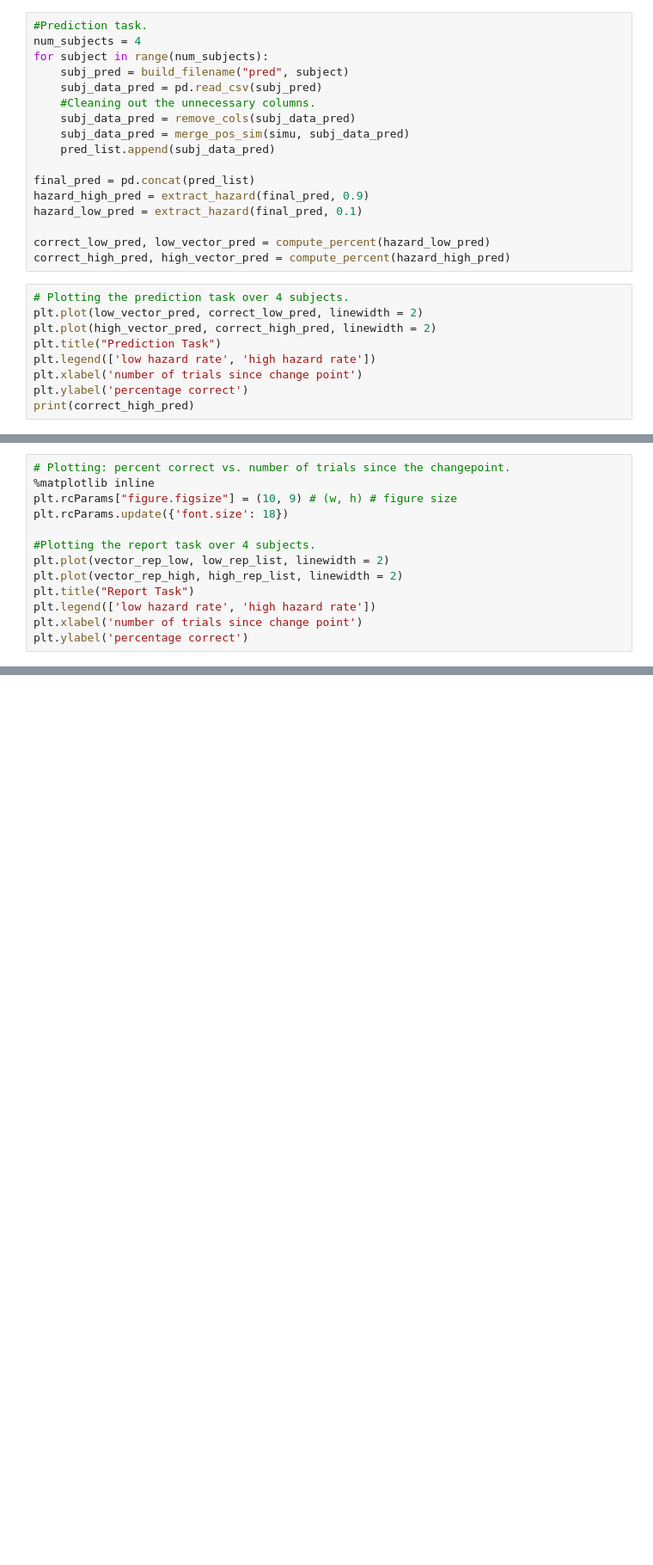
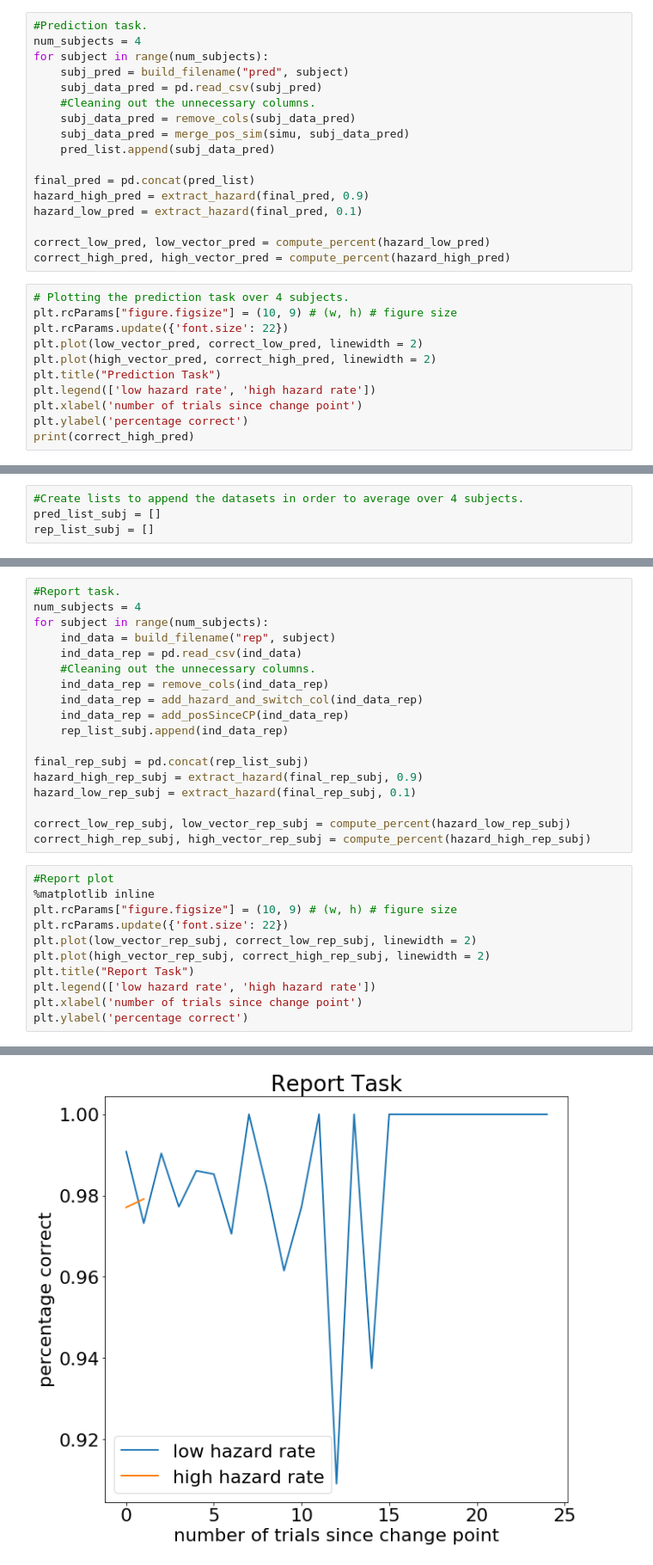
Before and after one commit to TheGoldLab/Analysis_Audio2AFC_ChangePoint, a Jupyter notebook: performance_analysis.ipynb, the cells around one changed output, grey strips where cells are left out. Shown at 86% size. Drawn from its saved outputs; the diff is of its cells as text; blank space fills up the shorter version.

```diff
--- a/performance_analysis.ipynb
+++ b/performance_analysis.ipynb
@@ -187,6 +82,8 @@ correct_low_pred, low_vector_pred = compute_percent(hazard_low_pred)
 correct_high_pred, high_vector_pred = compute_percent(hazard_high_pred)
 # %%
 # Plotting the prediction task over 4 subjects.
+plt.rcParams["figure.figsize"] = (10, 9) # (w, h) # figure size
+plt.rcParams.update({'font.size': 22})
 plt.plot(low_vector_pred, correct_low_pred, linewidth = 2)
 plt.plot(high_vector_pred, correct_high_pred, linewidth = 2)
 plt.title("Prediction Task")
@@ -199,0 +102,4 @@ print(correct_high_pred)
+# %%
+#Create lists to append the datasets in order to average over 4 subjects.
+pred_list_subj = []
+rep_list_subj = []
@@ -200,13 +108,30 @@ print(correct_high_pred)
+# %%
+#Report task.
+num_subjects = 4
+for subject in range(num_subjects):
+    ind_data = build_filename("rep", subject)
+    ind_data_rep = pd.read_csv(ind_data)
+    #Cleaning out the unnecessary columns.
+    ind_data_rep = remove_cols(ind_data_rep)
+    ind_data_rep = add_hazard_and_switch_col(ind_data_rep)
+    ind_data_rep = add_posSinceCP(ind_data_rep)
+    rep_list_subj.append(ind_data_rep)
+
+final_rep_subj = pd.concat(rep_list_subj)
+hazard_high_rep_subj = extract_hazard(final_rep_subj, 0.9)
+hazard_low_rep_subj = extract_hazard(final_rep_subj, 0.1)
+
+correct_low_rep_subj, low_vector_rep_subj = compute_percent(hazard_low_rep_subj)
+correct_high_rep_subj, high_vector_rep_subj = compute_percent(hazard_high_rep_subj)
 # %%
-# Plotting: percent correct vs. number of trials since the changepoint.
+#Report plot
 %matplotlib inline
 plt.rcParams["figure.figsize"] = (10, 9) # (w, h) # figure size
-plt.rcParams.update({'font.size': 18})
-
-#Plotting the report task over 4 subjects.
-plt.plot(vector_rep_low, low_rep_list, linewidth = 2)
-plt.plot(vector_rep_high, high_rep_list, linewidth = 2)
+plt.rcParams.update({'font.size': 22})
+plt.plot(low_vector_rep_subj, correct_low_rep_subj, linewidth = 2)
+plt.plot(high_vector_rep_subj, correct_high_rep_subj, linewidth = 2)
 plt.title("Report Task")
 plt.legend(['low hazard rate', 'high hazard rate'])
 plt.xlabel('number of trials since change point')
 plt.ylabel('percentage correct')
+# %% [output]
@@ -212,0 +139 @@ plt.ylabel('percentage correct')
+[figure, added]
```
Also changed, not shown: parts of 27 cells of this notebook.
